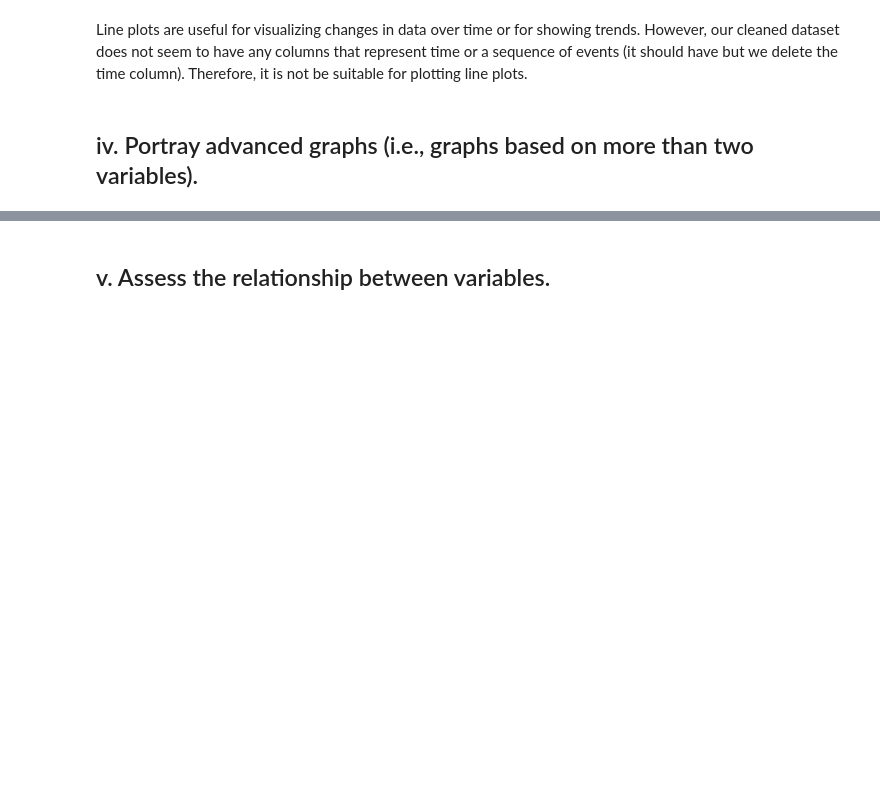
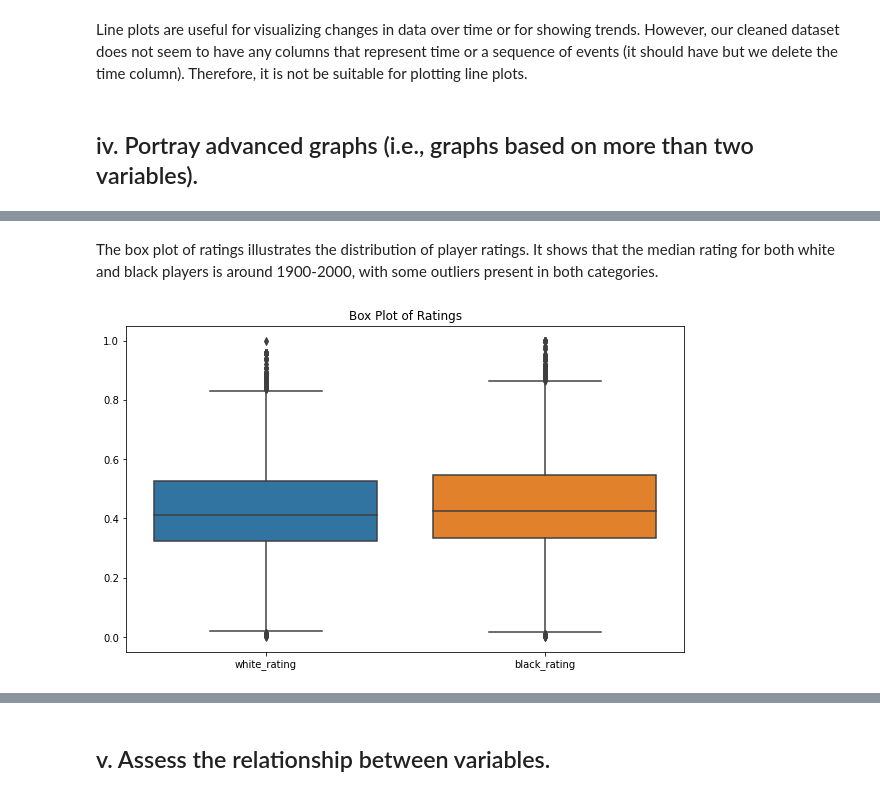
Before and after one commit to Sameer-13/Chess_Winner_Predictor, a Jupyter notebook: 3and4.ipynb, the cells around one changed output, grey strips where cells are left out. Drawn from its saved outputs; the diff is of its cells as text; code cells hidden in the pictures; blank space fills up the shorter version.

```diff
--- a/3and4.ipynb
+++ b/3and4.ipynb
@@ -129,0 +143,10 @@ Line plots are useful for visualizing changes in data over time or for showing t
+# %% [markdown]
+The box plot of ratings illustrates the distribution of player ratings. It shows that the median rating for both white and black players is around 1900-2000, with some outliers present in both categories.
+# %%
+# Box Plots
+plt.figure(figsize=(10, 6))
+sns.boxplot(data=df[['white_rating', 'black_rating']])
+plt.title('Box Plot of Ratings')
+plt.show()
+# %% [output]
+[figure, added]
```
Also changed, not shown: parts of 21 cells of this notebook.
